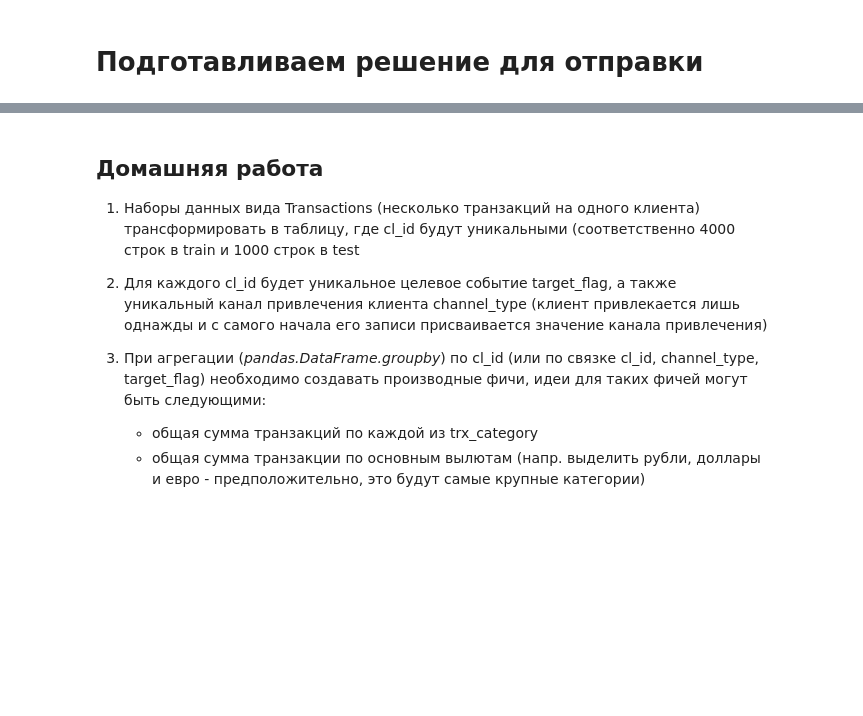
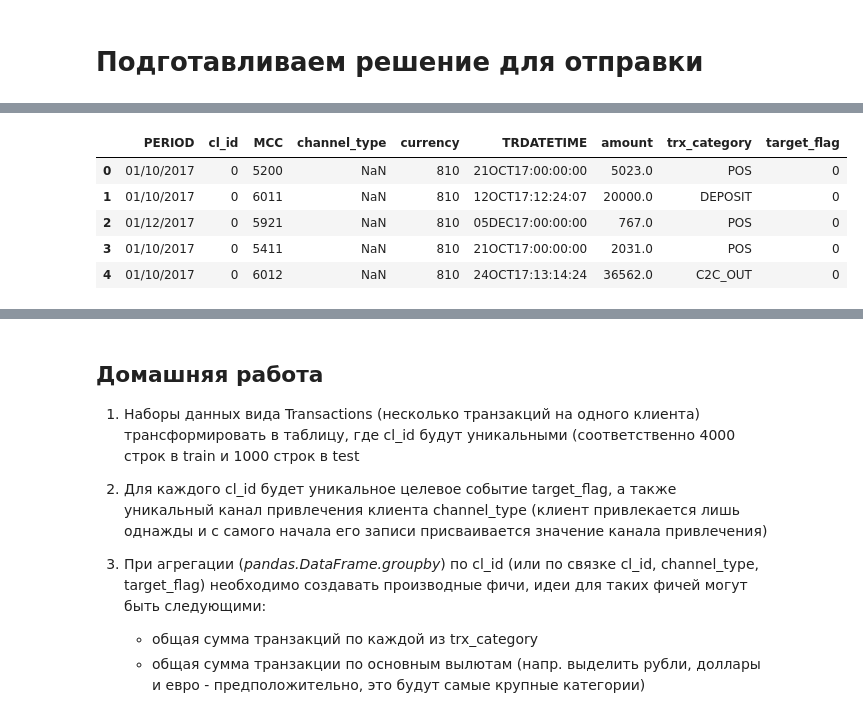
Before and after one commit to smayluk/boosters, a Jupyter notebook: rosbank/rb.ipynb, the cells around one changed output, grey strips where cells are left out. Saved outputs shown, nothing was run; the diff lists cells and outputs as text; code cells hidden in the pictures; blank space fills up the shorter version.

```diff
--- a/rosbank/rb.ipynb
+++ b/rosbank/rb.ipynb
@@ -676,0 +694,11 @@ with open('gb_predictions.txt', 'w') as file:
+# %%
+data_raw = train.copy()
+# %%
+data_raw.head()
+# %% [output]
+|  | PERIOD | cl_id | MCC | channel_type | currency | TRDATETIME | amount | trx_category | target_flag |
+| 0 | 01/10/2017 | 0 | 5200 | NaN | 810 | 21OCT17:00:00:00 | 5023.0 | POS | 0 |
+| 1 | 01/10/2017 | 0 | 6011 | NaN | 810 | 12OCT17:12:24:07 | 20000.0 | DEPOSIT | 0 |
+| 2 | 01/12/2017 | 0 | 5921 | NaN | 810 | 05DEC17:00:00:00 | 767.0 | POS | 0 |
+| 3 | 01/10/2017 | 0 | 5411 | NaN | 810 | 21OCT17:00:00:00 | 2031.0 | POS | 0 |
+| 4 | 01/10/2017 | 0 | 6012 | NaN | 810 | 24OCT17:13:14:24 | 36562.0 | C2C_OUT | 0 |
```
Also changed, not shown: parts of 29 cells of this notebook.
